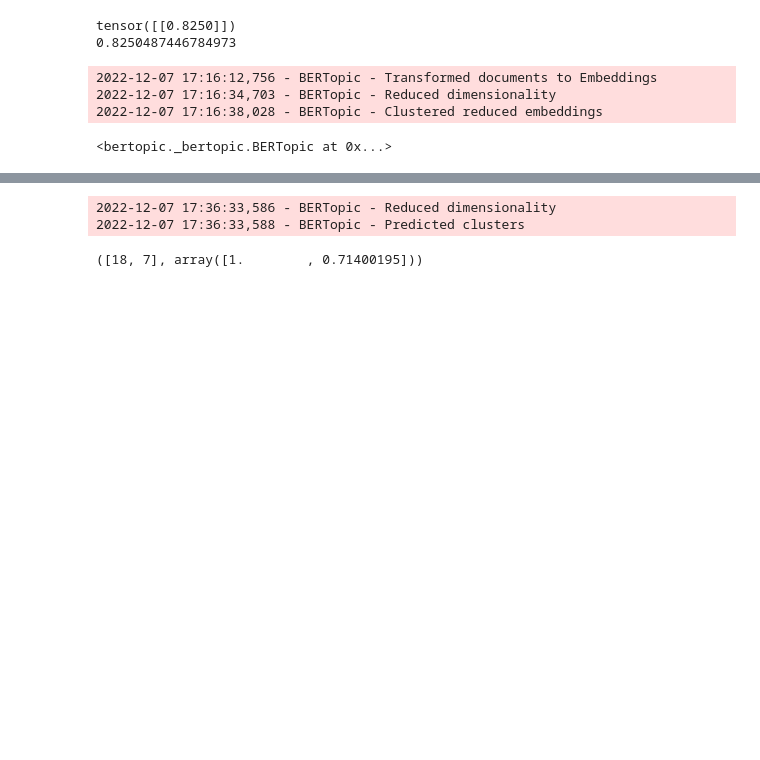
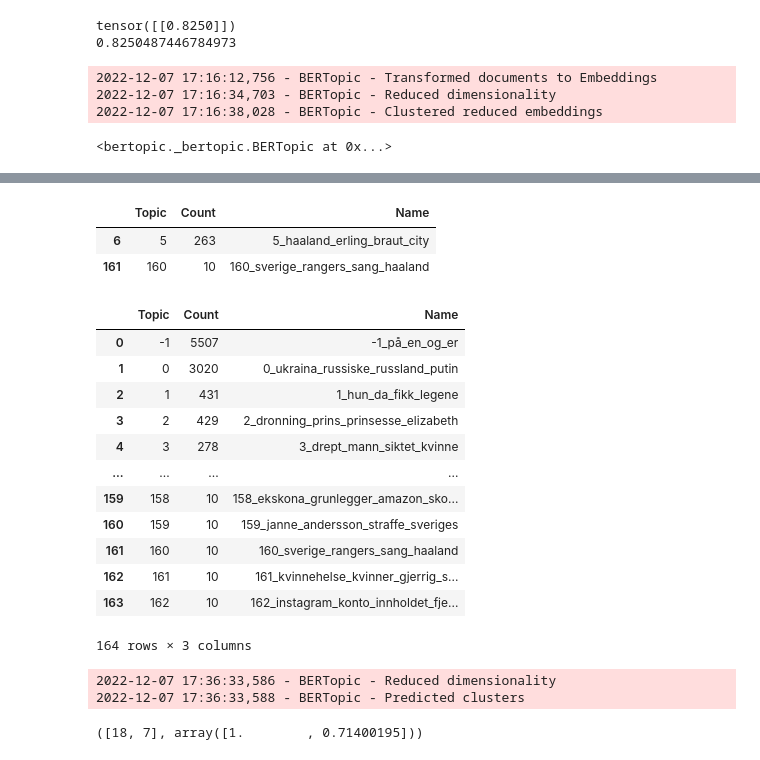
Before and after one commit to Mathipe98/HLE-Project, a Jupyter notebook: BERT.ipynb, the cells around one changed output, grey strips where cells are left out. Drawn from its saved outputs; the diff is of its cells as text; code cells hidden in the pictures; blank space fills up the shorter version.

```diff
--- a/BERT.ipynb
+++ b/BERT.ipynb
@@ -51,6 +51,31 @@ model.visualize_topics()
 # %% [output]
 ValueError: Mime type rendering requires nbformat>=4.2.0 but it is not installed
 [interactive output not drawn]
+# %%
+topic_info = model.get_topic_info()
+# Get topic info where Name includes 'haaland'
+
+topic_info[topic_info['Name'].str.lower().str.contains('haaland')]
+# %% [output]
+|  | Topic | Count | Name |
+| 6 | 5 | 263 | 5_haaland_erling_braut_city |
+| 161 | 160 | 10 | 160_sverige_rangers_sang_haaland |
+# %%
+topic_info
+# %% [output]
+|  | Topic | Count | Name |
+| 0 | -1 | 5507 | -1_på_en_og_er |
+| 1 | 0 | 3020 | 0_ukraina_russiske_russland_putin |
+| 2 | 1 | 431 | 1_hun_da_fikk_legene |
+| 3 | 2 | 429 | 2_dronning_prins_prinsesse_elizabeth |
+| 4 | 3 | 278 | 3_drept_mann_siktet_kvinne |
+| ... | ... | ... | ... |
+| 159 | 158 | 10 | 158_ekskona_grunlegger_amazon_sko... |
+| 160 | 159 | 10 | 159_janne_andersson_straffe_sveriges |
+| 161 | 160 | 10 | 160_sverige_rangers_sang_haaland |
+| 162 | 161 | 10 | 161_kvinnehelse_kvinner_gjerrig_s... |
+| 163 | 162 | 10 | 162_instagram_konto_innholdet_fje... |
+164 rows × 3 columns
 # %%
 asd = model.transform(['hello world', 'hallo verden'])
 # %% [output]
```
Also changed, not shown: parts of 3 cells of this notebook, 3 other files.
